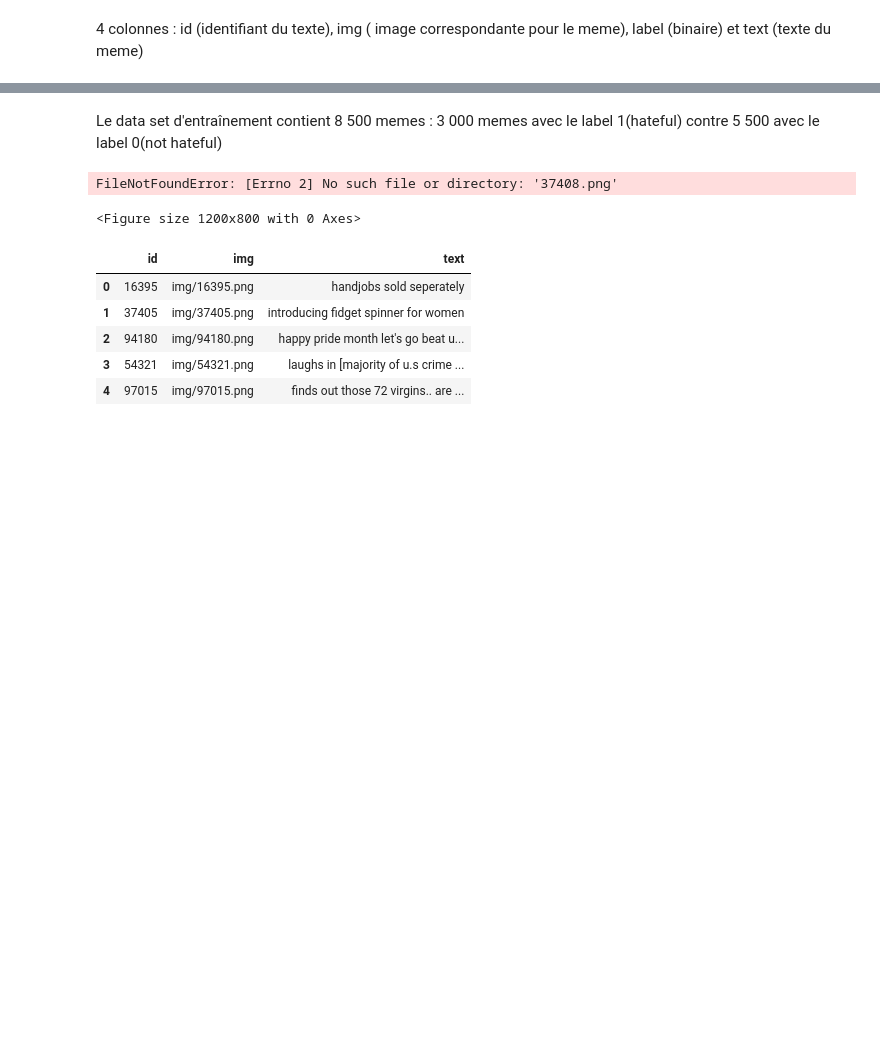
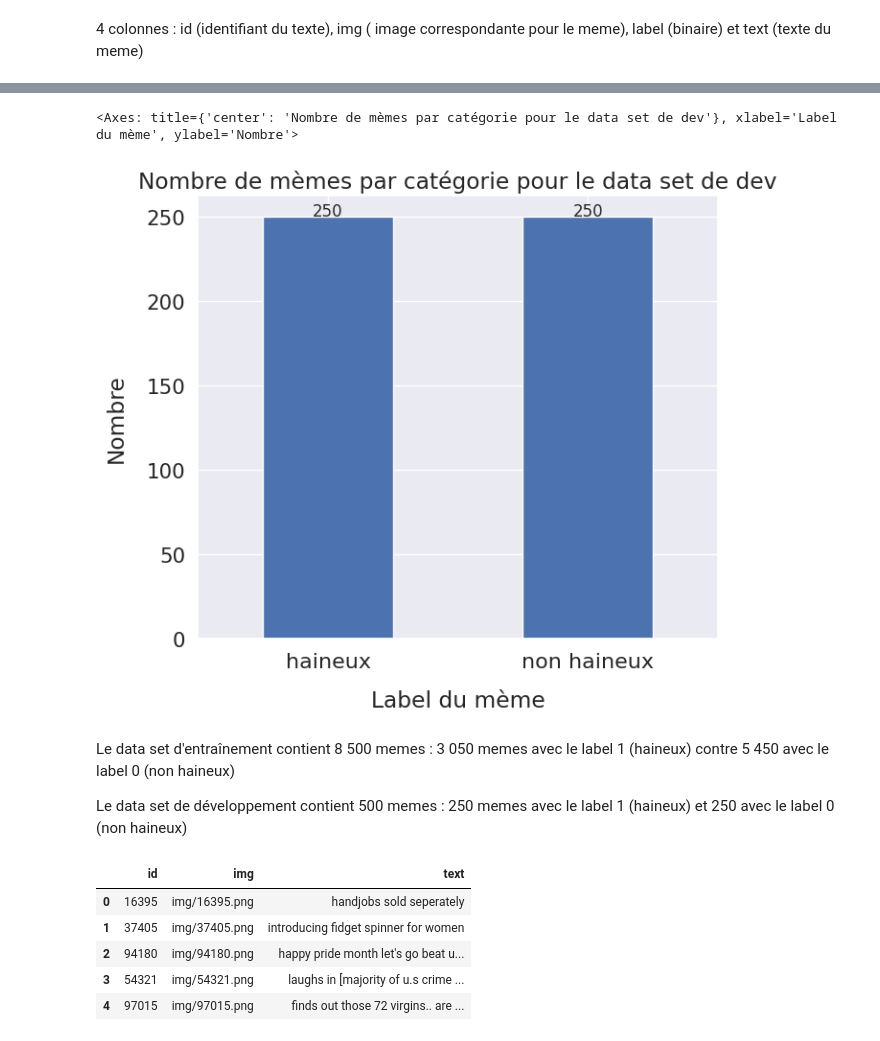
Before and after one commit to hlmth/statsapp, a Jupyter notebook: analyse_textuelle.ipynb, the cells around one changed output, grey strips where cells are left out. Cells and saved outputs as stored; diff of their text form; code cells hidden in the pictures; blank space fills up the shorter version.

```diff
--- a/analyse_textuelle.ipynb
+++ b/analyse_textuelle.ipynb
@@ -31,13 +60,15 @@ plt.imshow(meme)
+# %%
+infos(dev)
+# %% [output]
+<Axes: title={'center': 'Nombre de mèmes par catégorie pour le data set de dev'}, xlabel='Label du mème', ylabel='Nombre'>
+[figure, added]
 # %% [markdown]
-Le data set d'entraînement contient 8 500 memes : 3 000 memes avec le label 1(hateful) contre 5 500 avec le label 0(not hateful)
+Le data set d'entraînement contient 8 500 memes : 3 050 memes avec le label 1 (haineux) contre 5 450 avec le label 0 (non haineux)
+
+
+
+
+Le data set de développement contient 500 memes : 250 memes avec le label 1 (haineux) et 250 avec le label 0 (non haineux)
-# %%
-plt.figure(figsize=(12,8))
-meme = plt.imread("img/42953.png")
-plt.axis("off")
-plt.imshow(meme)
-# %% [output]
-FileNotFoundError: [Errno 2] No such file or directory: '37408.png'
-<Figure size 1200x800 with 0 Axes>
 # %%
 test.head()
 # %% [output]
```
Also changed, not shown: parts of 16 cells of this notebook.
